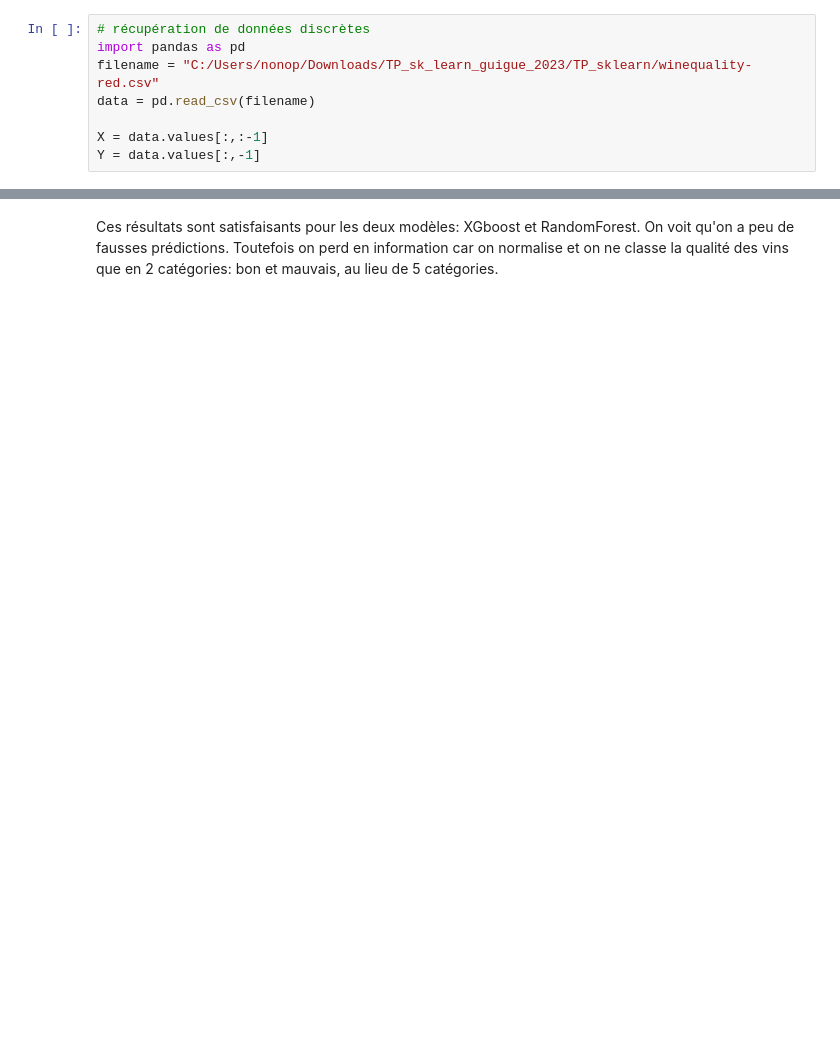
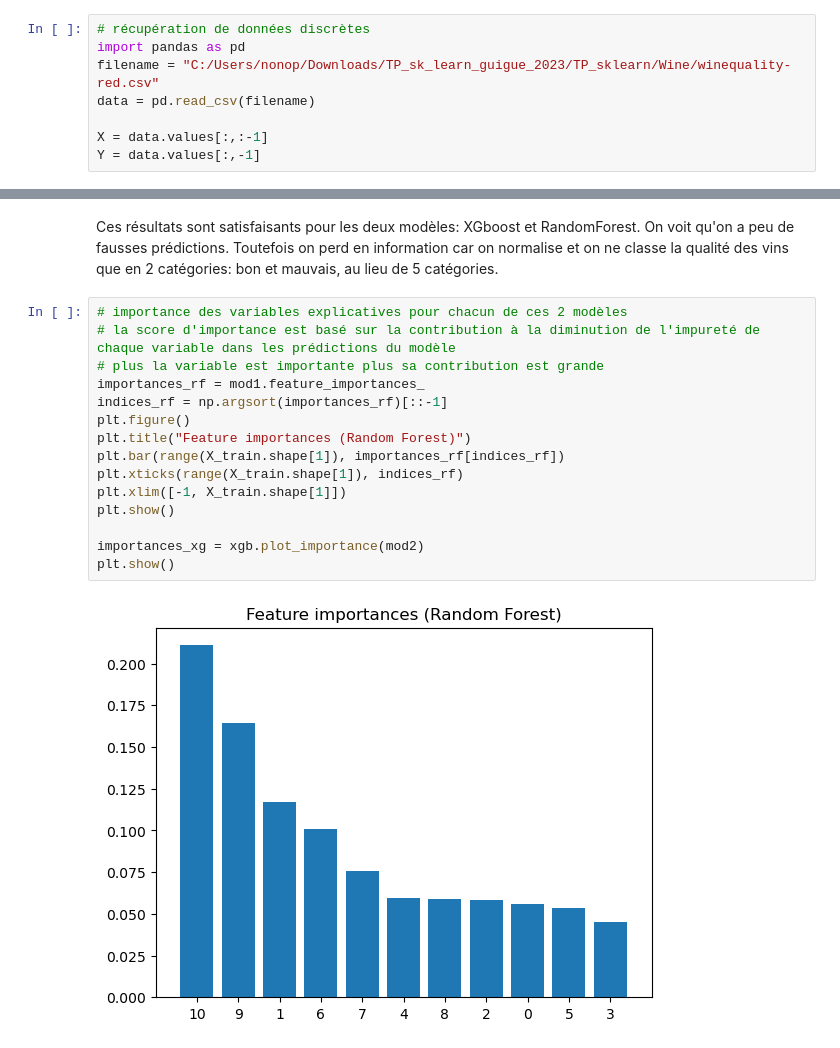
Before and after one commit to npicaut/TP_sklearn, a Jupyter notebook: Wine/wine.ipynb, the cells around one changed output, grey strips where cells are left out. Saved outputs shown, nothing was run; the diff lists cells and outputs as text; blank space fills up the shorter version.

Commit message:
wine version définitive :)

```diff
--- a/Wine/wine.ipynb
+++ b/Wine/wine.ipynb
@@ -16,7 +15,7 @@ from sklearn.model_selection import train_test_split
 # %%
 # récupération de données discrètes
 import pandas as pd
-filename = "C:/Users/nonop/Downloads/TP_sk_learn_guigue_2023/TP_sklearn/winequality-red.csv"
+filename = "C:/Users/nonop/Downloads/TP_sk_learn_guigue_2023/TP_sklearn/Wine/winequality-red.csv"
 data = pd.read_csv(filename)
 
 X = data.values[:,:-1]
@@ -970,2 +969,19 @@ plt.show()
 # %% [markdown]
 Ces résultats sont satisfaisants pour les deux modèles: XGboost et RandomForest. On voit qu'on a peu de fausses prédictions. Toutefois on perd en information car on normalise et on ne classe la qualité des vins que en 2 catégories: bon et mauvais, au lieu de 5 catégories.
+# %%
+# importance des variables explicatives pour chacun de ces 2 modèles
+# la score d'importance est basé sur la contribution à la diminution de l'impureté de chaque variable dans les prédictions du modèle
+# plus la variable est importante plus sa contribution est grande
+importances_rf = mod1.feature_importances_
+indices_rf = np.argsort(importances_rf)[::-1]
+plt.figure()
+plt.title("Feature importances (Random Forest)")
+plt.bar(range(X_train.shape[1]), importances_rf[indices_rf])
+plt.xticks(range(X_train.shape[1]), indices_rf)
+plt.xlim([-1, X_train.shape[1]])
+plt.show()
+
+importances_xg = xgb.plot_importance(mod2)
+plt.show()
+# %% [output]
+[figure, added]
```
Also changed, not shown: parts of 8 cells of this notebook.
